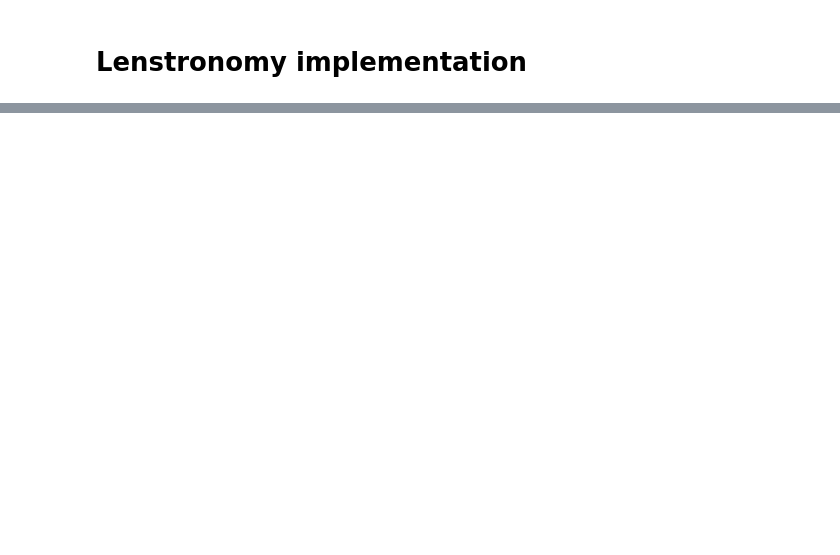
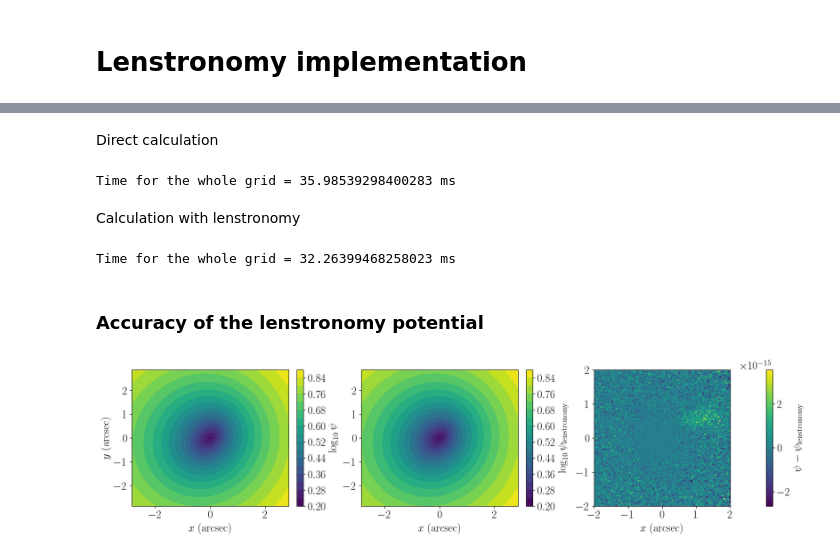
Before and after one commit to ELROND-project/nazgul, a Jupyter notebook: src/nazgul/output_analysis/ellipticity gradient/generalised_elliptical_model.ipynb, the cells around one changed output, grey strips where cells are left out. Cells and saved outputs as stored; diff of their text form; code cells hidden in the pictures; blank space fills up the shorter version.

Commit message:
Adding test of lenstronomy implementation for generalised elliptical model

```diff
--- a/src/nazgul/output_analysis/ellipticity gradient/generalised_elliptical_model.ipynb
+++ b/src/nazgul/output_analysis/ellipticity gradient/generalised_elliptical_model.ipynb
@@ -759,7 +759,9 @@ y = np.linspace(-2, 2, 100)
 X, Y = np.meshgrid(x, y)
 
 start = time.perf_counter()
-psi, (alpha_x, alpha_y), (H_xx, H_xy, H_yy) = lensing_fields(X * params_radial['theta_E'], Y * params_radial['theta_E'])
+(psi,
+ (alpha_x, alpha_y),
+ (H_xx, H_xy, H_yy)) = lensing_fields(X * params_radial['theta_E'], Y * params_radial['theta_E'])
 end = time.perf_counter()
 timing = 1000 * (end - start) # ms
 print("Time for the whole grid = {} ms".format(timing))
@@ -1043,0 +1056,61 @@ In the init, the class should regognise if both ingredients are present and trea
+# %%
+params_ellipticity = {'e_inf': 0.1 , 'e_0': 0.4, 'Dzeta_e': 1}
+params_pointing_angle = {'phi_0': 0.87, 'Dphi': 0.3, 'zeta_0': 0, 'Dzeta_phi': 1}
+params_centre = {'center_x': 0, 'center_y': 0, 'v_x': -0.12, 'v_y': -0.03}
+params_ellipses = params_ellipticity | params_pointing_angle | params_centre
+
+params_radial = {'theta_E': 1.43, 'theta_core': 0.56, 'sharpness': 1.54, 'outer_slope': 2.3}
+
+theta_E = params_radial['theta_E']
+x = np.linspace(-2, 2, 100) * theta_E
+y = np.linspace(-2, 2, 100) * theta_E
+X, Y = np.meshgrid(x, y)
+# %% [markdown]
+Direct calculation
+# %%
+start = time.perf_counter()
+(psi,
+ (alpha_x, alpha_y),
+ (H_xx, H_xy, H_yy)) = lensing_fields(X, Y, N_iter=5)
+end = time.perf_counter()
+timing = 1000 * (end - start) # ms
+print("Time for the whole grid = {} ms".format(timing))
+# %% [output]
+Time for the whole grid = 35.98539298400283 ms
+# %% [markdown]
+Calculation with lenstronomy
+# %%
+# same for lenstronomy
+
+kwargs_lens = [params_ellipses | params_radial]
+
+start = time.perf_counter()
+psi_lenstronomy = lens_model.potential(X, Y, kwargs=kwargs_lens)
+alpha_x_lenstronomy, alpha_y_lenstronomy = lens_model.alpha(X, Y, kwargs=kwargs_lens)
+H_xx_lenstronomy, H_xy_lenstronomy, _, H_yy_lenstronomy = lens_model.hessian(X, Y, kwargs=kwargs_lens)
+end = time.perf_counter()
+timing = 1000 * (end - start) # ms
+print("Time for the whole grid = {} ms".format(timing))
+# %% [output]
+Time for the whole grid = 32.26399468258023 ms
+# %% [markdown]
+### Accuracy of the lenstronomy potential
+# %%
+fig, axes = plt.subplots(1, 3, figsize=(16, 4), layout="constrained")
+
+contours = axes[0].contourf(X, Y, np.log10(psi), levels=20)
+fig.colorbar(contours, ax=axes[0], label=r'$\log_{10}\psi$')
+
+contours = axes[1].contourf(X, Y, np.log10(psi_lenstronomy), levels=20)
+fig.colorbar(contours, ax=axes[1], label=r'$\log_{10}\psi_{\rm lenstronomy}$')
+
+im = axes[2].imshow(psi - psi_lenstronomy, extent=(-2, 2, -2, 2))
+fig.colorbar(im, ax=axes[2], label=r'$\psi - \psi_{\rm lenstronomy}$')
+
+for ax in axes:
+    ax.set_xlabel(r"$x$ (arcsec)")
+axes[0].set_ylabel(r"$y$ (arcsec)")
+
+plt.show();
+# %% [output]
+[figure, added]
```
Also changed, not shown: parts of 19 cells of this notebook, 4 other files.
